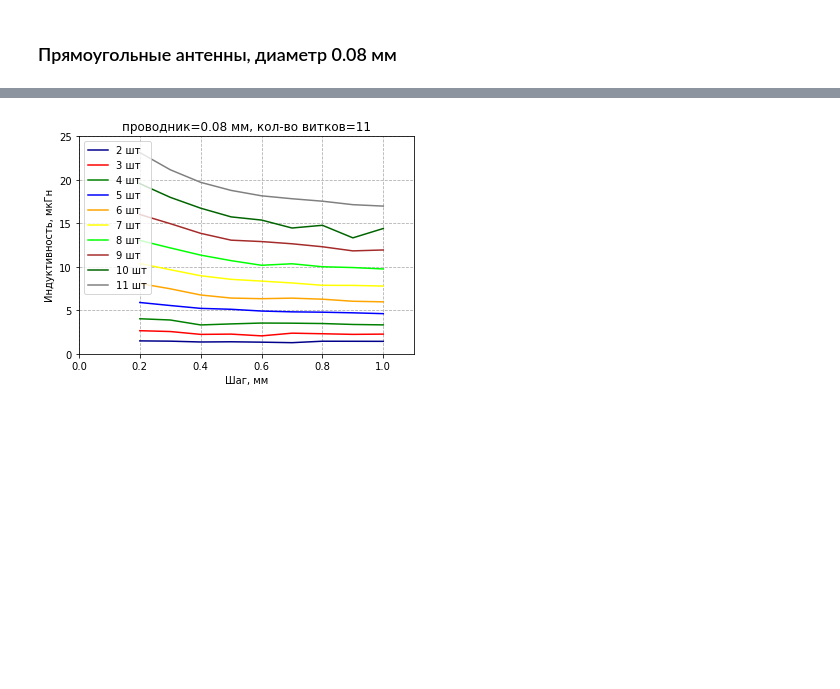
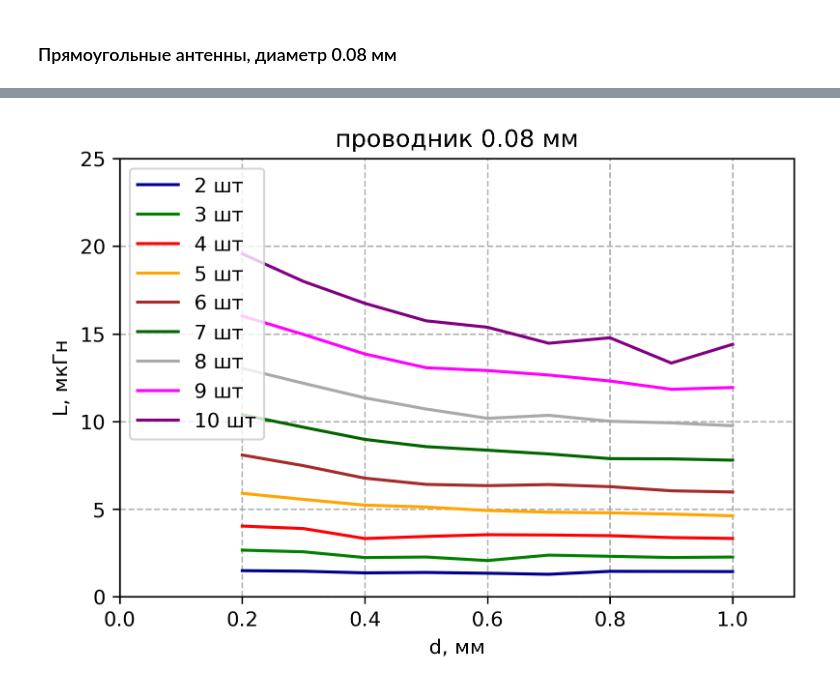
Before and after one commit to igrekus/coil-report, a Jupyter notebook: coil-report/coil-008-print.ipynb, the cells around one changed output, grey strips where cells are left out. Drawn from its saved outputs; the diff is of its cells as text; code cells hidden in the pictures; blank space fills up the shorter version.

Commit message:
FEAT: add highres plots for rect coils measurement series

```diff
--- a/coil-report/coil-008-print.ipynb
+++ b/coil-report/coil-008-print.ipynb
@@ -3,17 +3,19 @@
 # %%
 import pandas as pd
 import matplotlib.pyplot as plt
+import matplotlib as mpl
 
-df = pd.read_excel('data/coil_stat.xlsx')
+df = pd.read_excel('../data/coil_stat.xlsx')
 rows = sorted([f'V{n}{d:02d}' for d in range(2, 11) for n in range(1, 12)])
 rects = df.loc[(df['file'].isin(rows))]
 
 %matplotlib inline
+mpl.rcParams['figure.dpi']= 300
 # %%
 def plot_step_stat(dframe, step, wire, ax=None, color=''):
     res = dframe.loc[(dframe['step (mm)'] == step) & (dframe['wire_dia (mm)'] == wire)][['file', 'wire_len (cm)', 'coil_n', 'L, uH']]
     res = res.sort_values(['coil_n'], ascending=[1])
-    ax = res.plot(x='coil_n', y='L, uH', title=f'проводник={wire} мм, шаг={step} мм', ax=ax, color=color, label=f'{step} мм')
+    ax = res.plot(x='coil_n', y='L, uH', title=f'проводник {wire} мм', ax=ax, color=color, label=f'{step} мм')
     ax1 = ax.twiny()
     res.plot(x='wire_len (cm)', y='L, uH', ax=ax1, color=color)
     ax.grid(linestyle='--')
@@ -21,25 +23,25 @@ def plot_step_stat(dframe, step, wire, ax=None, color=''):
     ax.set_ylim(0, 25)
     ax1.set_xlim(0, 295)
     ax1.set_ylim(0, 25)
-    ax1.set_xlabel('Длина проводника, см')
+    ax1.set_xlabel('l, см')
     ax1.lines = list()
     ax1.get_legend().remove()
-    ax.set_ylabel('Индуктивность, мкГн')
-    ax.set_xlabel('Кол-во витков')
+    ax.set_ylabel('L, мкГн')
+    ax.set_xlabel('N')
     return ax, res
 # %%
 def plot_coil_n_stat(dframe, coil_n, wire, ax=None, color=''):
     res = dframe.loc[(dframe['coil_n'] == coil_n) & (dframe['wire_dia (mm)'] == wire)][['file', 'step (mm)', 'L, uH']]
     res = res.sort_values(['step (mm)'], ascending=[1])
-    ax = res.plot(x='step (mm)', y='L, uH', title=f'проводник={wire} мм, кол-во витков={coil_n}', ax=ax, color=color, label=f'{coil_n} шт')
+    ax = res.plot(x='step (mm)', y='L, uH', title=f'проводник {wire} мм', ax=ax, color=color, label=f'{coil_n} шт')
     ax.grid(linestyle='--')
     ax.set_xlim(0, 1.1)
     ax.set_ylim(0, 25)
-    ax.set_ylabel('Индуктивность, мкГн')
-    ax.set_xlabel('Шаг, мм')
+    ax.set_ylabel('L, мкГн')
+    ax.set_xlabel('d, мм')
     return ax, res
 # %%
 ax, _ = plot_step_stat(rects, step=0.2, wire=0.08, color='blue')
-for st, col in zip([0.3, 0.4, 0.5, 0.6, 0.7, 0.8, 0.9, 1.0], ['green', 'red', 'orange', 'brown', 'yellow', 'grey', 'lime', 'cyan']):
+for st, col in zip([0.3, 0.4, 0.5, 0.6, 0.7, 0.8, 0.9, 1.0], ['green', 'red', 'orange', 'brown', 'darkgreen', 'darkgrey', 'magenta', 'purple']):
     plot_step_stat(rects, step=st, wire=0.08, color=col, ax=ax)
 # %% [output]
@@ -47,6 +49,6 @@ for st, col in zip([0.3, 0.4, 0.5, 0.6, 0.7, 0.8, 0.9, 1.0], ['green', 'red', 'o
 # %%
 ax, res = plot_coil_n_stat(rects, coil_n=2, wire=0.08, color='darkblue')
-for st, col in zip(range(3, 12), ['red', 'green', 'blue', 'orange', 'yellow', 'lime', 'brown', 'darkgreen', 'grey']):
+for st, col in zip(range(3, 12), ['green', 'red', 'orange', 'brown', 'darkgreen', 'darkgrey', 'magenta', 'purple']):
     plot_coil_n_stat(rects, coil_n=st, wire=0.08, ax=ax, color=col)
 # %% [output]
-[figure, old version]
+[figure, new version]
```
Also changed, not shown: parts of 1 cell of this notebook, 1 other file.
